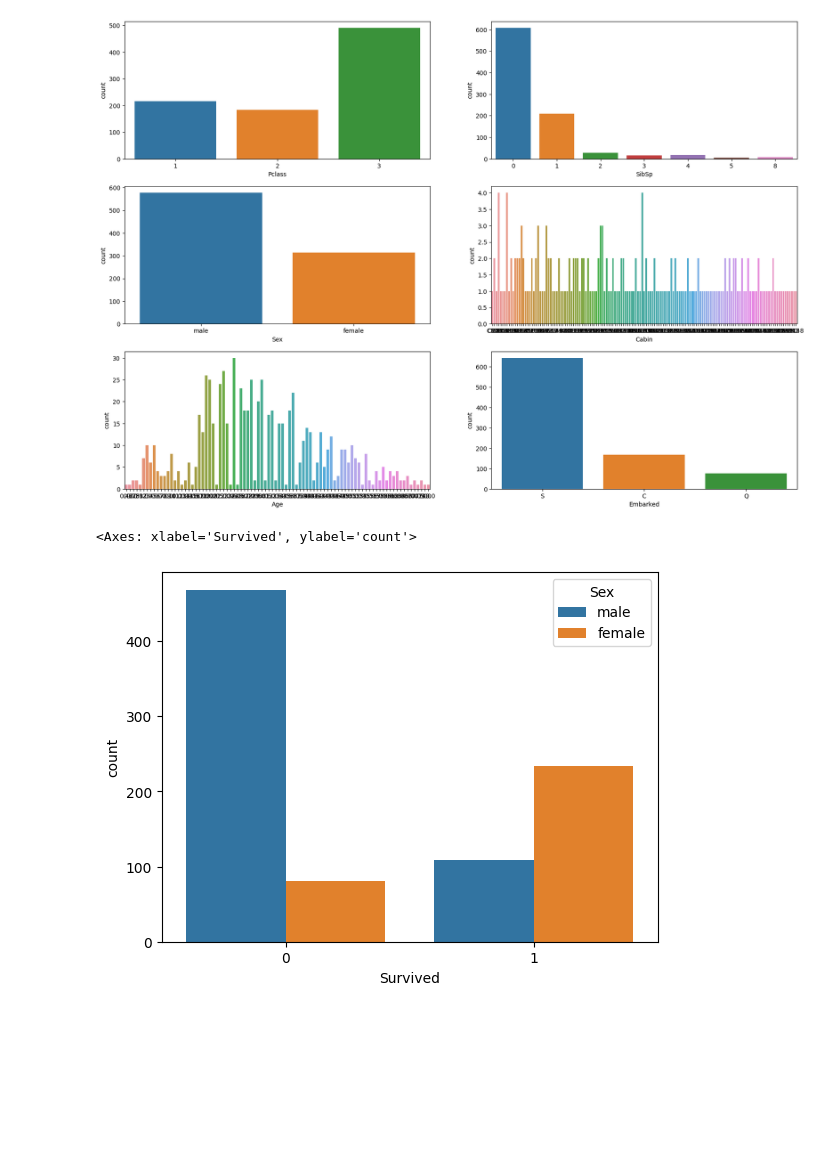
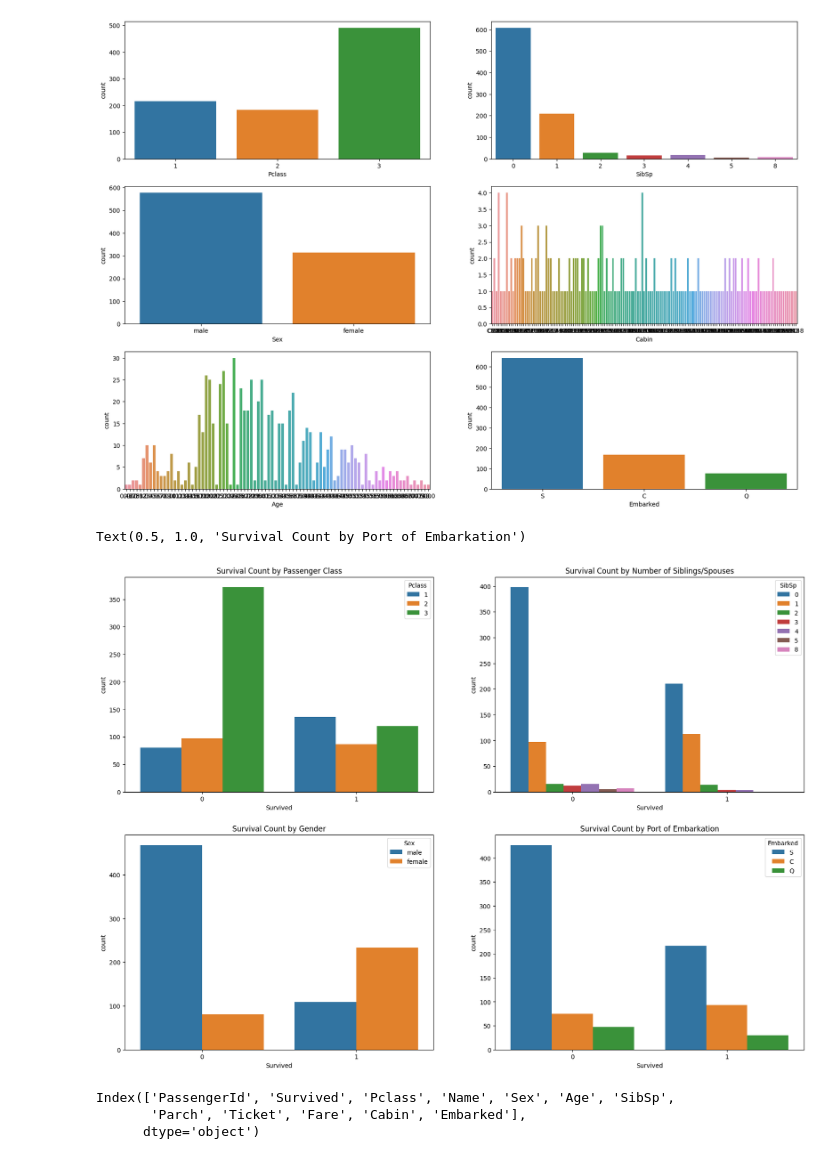
Before and after one commit to pratheeksha11/Titanic_Survival_Prediction_Kaggle, a Jupyter notebook: titanic-survival-prediction.ipynb, the cells around one changed output. Cells and saved outputs as stored; diff of their text form; code cells hidden in the pictures; blank space fills up the shorter version.

Commit message:
Kaggle Notebook | Titanic_Survival_Prediction | Version 5

```diff
--- a/titanic-survival-prediction.ipynb
+++ b/titanic-survival-prediction.ipynb
@@ -88,8 +108,28 @@ sns.countplot(data=train, x='Embarked', ax=axes[2,1])
 # %% [output]
 <Axes: xlabel='Embarked', ylabel='count'>
 [figure]
-# %%
-sns.countplot(data=train, x='Survived', hue='Sex')
-# %% [output]
-<Axes: xlabel='Survived', ylabel='count'>
-[figure, removed]
+# %%
+
+fig, axes = plt.subplots(nrows=2, ncols=2, figsize=(20, 14))
+
+sns.countplot(data=train, x='Survived', hue='Pclass', ax=axes[0, 0])
+axes[0, 0].set_title('Survival Count by Passenger Class')
+
+sns.countplot(data=train, x='Survived', hue='Sex', ax=axes[1, 0])
+axes[1, 0].set_title('Survival Count by Gender')
+
+sns.countplot(data=train, x='Survived', hue='SibSp', ax=axes[0, 1])
+axes[0, 1].set_title('Survival Count by Number of Siblings/Spouses')
+
+
+sns.countplot(data=train, x='Survived', hue='Embarked', ax=axes[1, 1])
+axes[1, 1].set_title('Survival Count by Port of Embarkation')
+# %% [output]
+Text(0.5, 1.0, 'Survival Count by Port of Embarkation')
+[figure, added]
+# %%
+train.columns
+# %% [output]
+Index(['PassengerId', 'Survived', 'Pclass', 'Name', 'Sex', 'Age', 'SibSp',
+       'Parch', 'Ticket', 'Fare', 'Cabin', 'Embarked'],
+      dtype='object')
```
Also changed, not shown: parts of 6 cells of this notebook.
